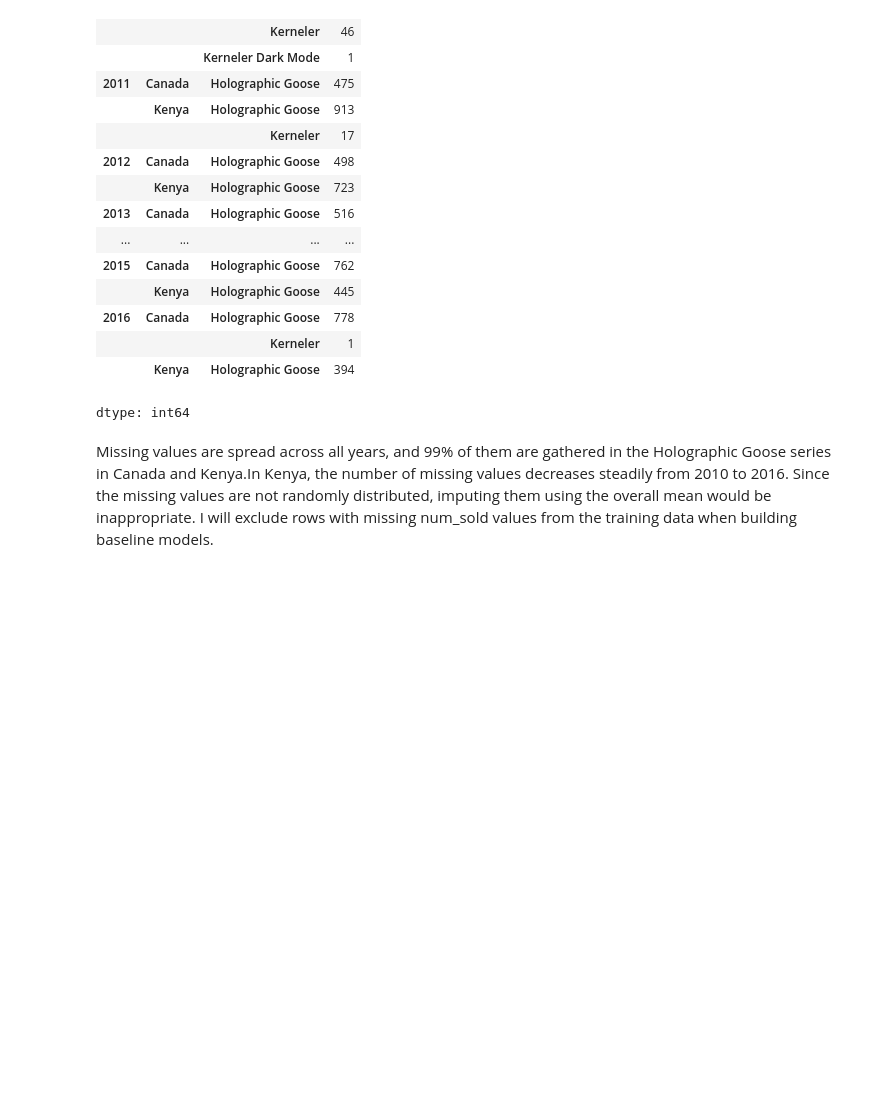
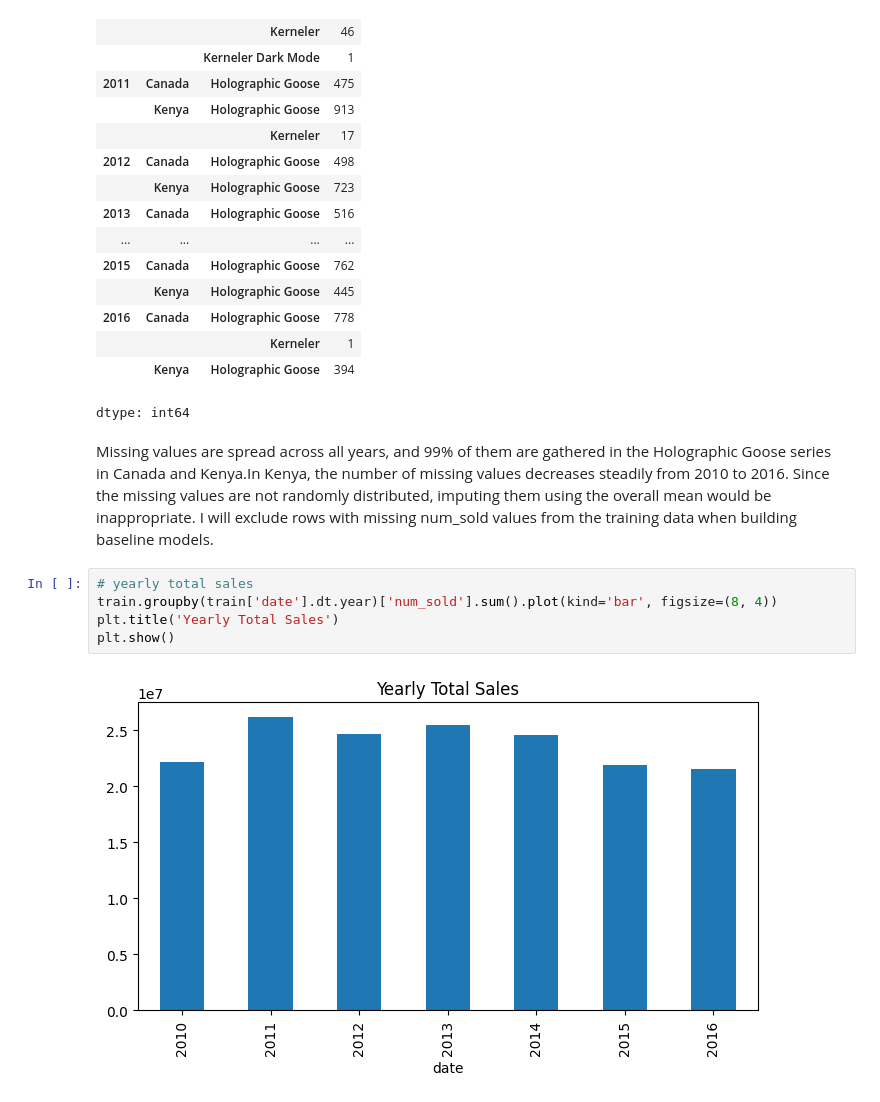
Before and after one commit to ceng313-2026/GROUP53_CENG313, a Jupyter notebook: assignment1_eda_baseline.ipynb, the cells around one changed output. Cells and saved outputs as stored; diff of their text form; blank space fills up the shorter version.

Commit message:
feat: add time series EDA (yearly, monthly, weekday)

```diff
--- a/assignment1_eda_baseline.ipynb
+++ b/assignment1_eda_baseline.ipynb
@@ -172,3 +172,10 @@ missing.groupby([missing['date'].dt.year, 'country', 'product']).size()
 dtype: int64
 # %% [markdown]
 Missing values are spread across all years, and 99% of them are gathered in the Holographic Goose series in Canada and Kenya.In Kenya, the number of missing values decreases steadily from 2010 to 2016. Since the missing values are not randomly distributed, imputing them using the overall mean would be inappropriate. I will exclude rows with missing num_sold values from the training data when building baseline models.
+# %%
+# yearly total sales
+train.groupby(train['date'].dt.year)['num_sold'].sum().plot(kind='bar', figsize=(8, 4))
+plt.title('Yearly Total Sales')
+plt.show()
+# %% [output]
+[figure, added]
```
Also changed, not shown: parts of 5 cells of this notebook.
